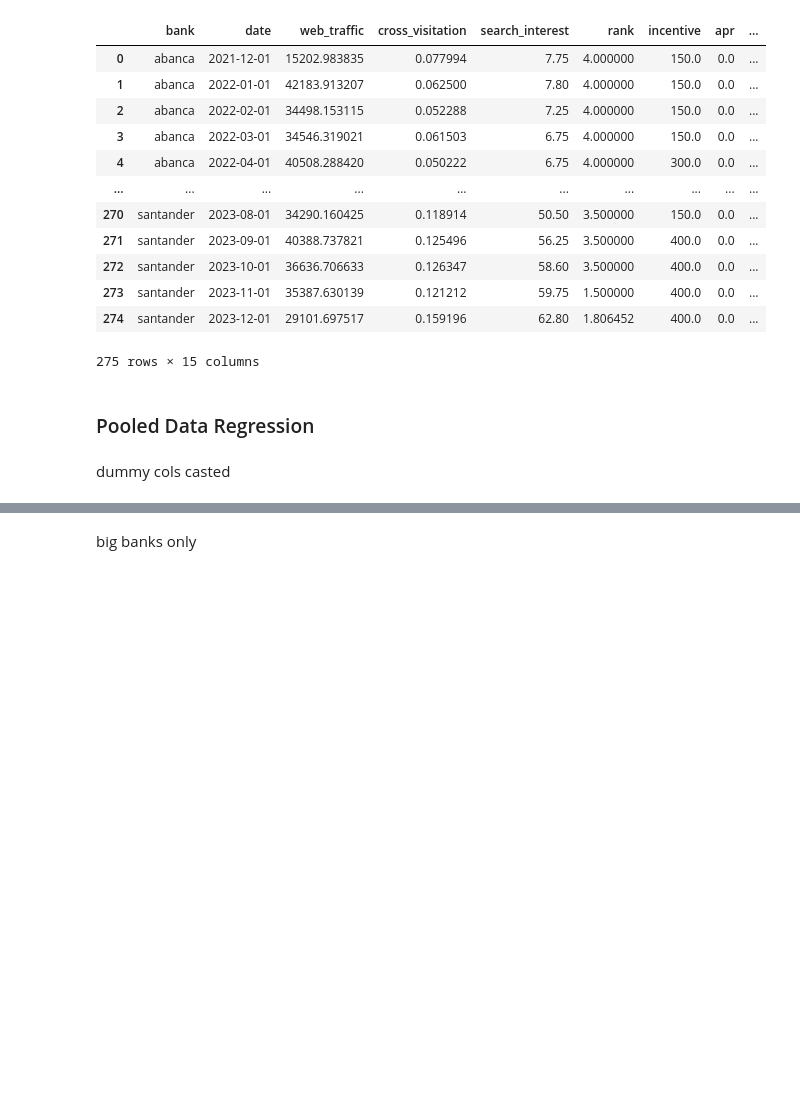
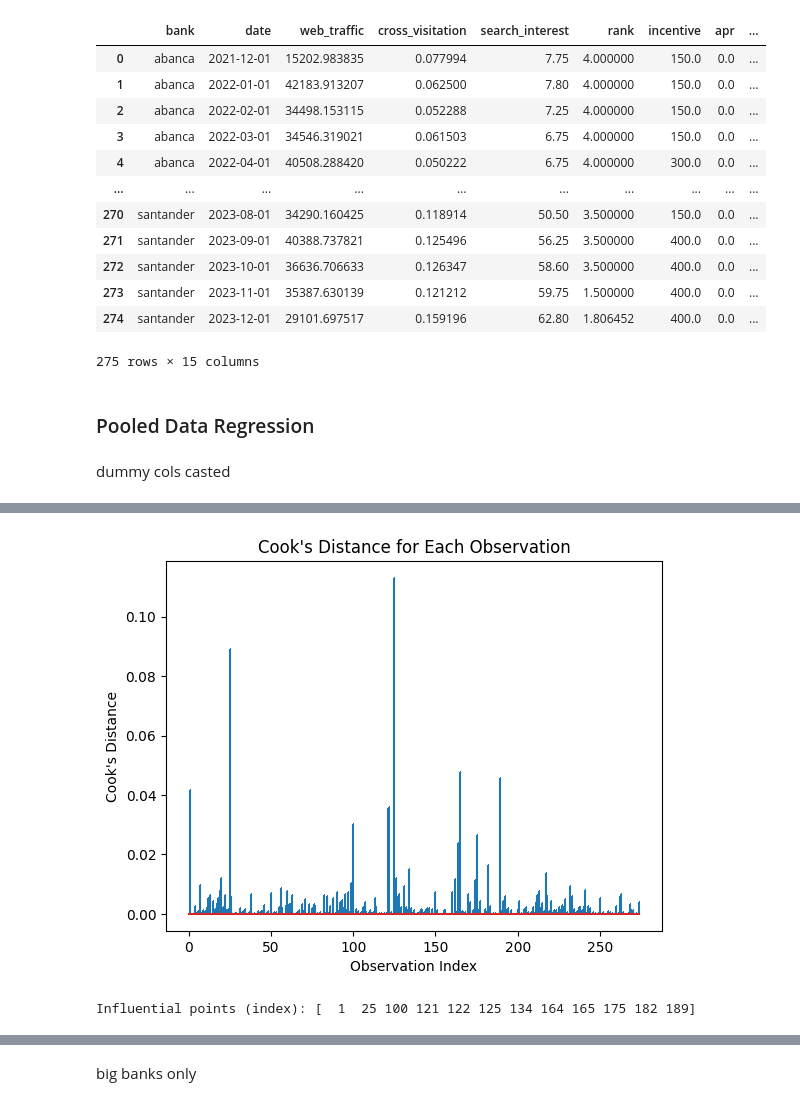
Before and after one commit to agbennett-bse/deloitte_digital_banking, a Jupyter notebook: deloitte_digital_banking/pooled_regression_analysis_interaction.ipynb, the cells around one changed output, grey strips where cells are left out. Saved outputs shown, nothing was run; the diff lists cells and outputs as text; code cells hidden in the pictures; blank space fills up the shorter version.

```diff
--- a/deloitte_digital_banking/pooled_regression_analysis_interaction.ipynb
+++ b/deloitte_digital_banking/pooled_regression_analysis_interaction.ipynb
@@ -196,0 +423,19 @@ Notes:
+# %%
+# Calculate Cook's Distance
+influence = box_cox_model.get_influence()
+cooks_d = influence.cooks_distance[0]
+
+# Plot Cook's Distance
+plt.stem(np.arange(len(cooks_d)), cooks_d, markerfmt=",")
+plt.xlabel('Observation Index')
+plt.ylabel("Cook's Distance")
+plt.title("Cook's Distance for Each Observation")
+plt.show()
+
+# Identify influential points
+threshold = 4 / len(X)
+influential_points = np.where(cooks_d > threshold)[0]
+print(f"Influential points (index): {influential_points}")
+# %% [output]
+[figure, added]
+Influential points (index): [  1  25 100 121 122 125 134 164 165 175 182 189]
```
Also changed, not shown: parts of 45 cells of this notebook, 5 other files.
